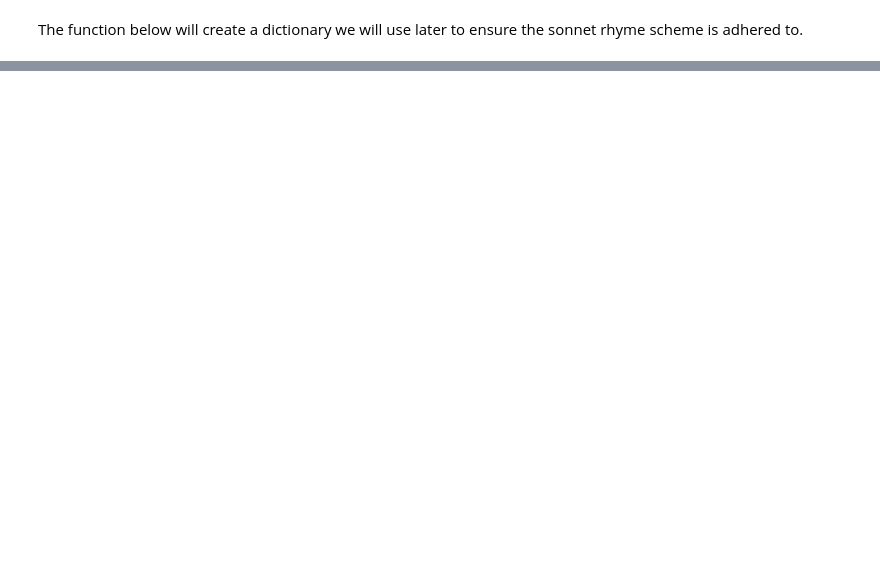
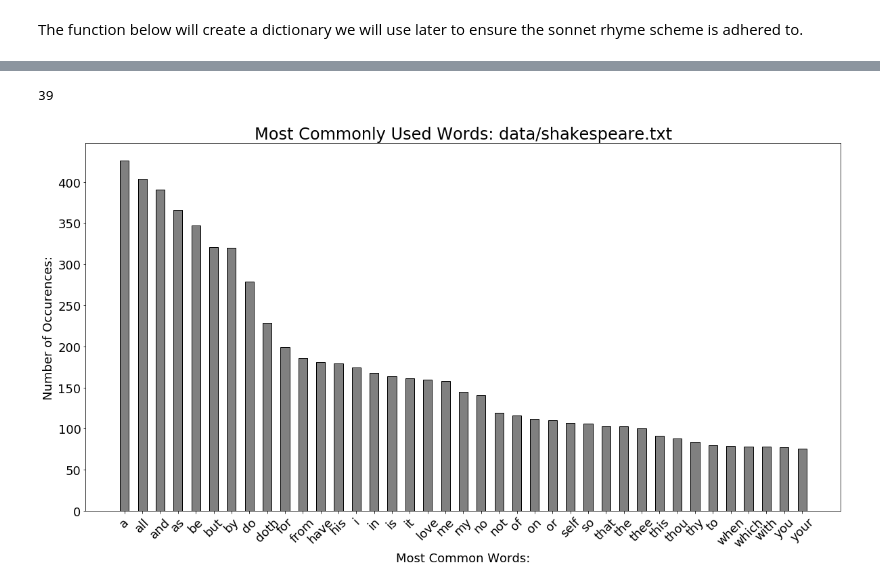
Before and after one commit to Baldins/Project3-155, a Jupyter notebook: HMM_SonnGen.ipynb, the cells around one changed output, grey strips where cells are left out. Drawn from its saved outputs; the diff is of its cells as text; code cells hidden in the pictures; blank space fills up the shorter version.

```diff
--- a/HMM_SonnGen.ipynb
+++ b/HMM_SonnGen.ipynb
@@ -52,10 +45,12 @@ for i in range(len(sonnets)):
 line_tokens = [] # tokens per line
 poem_tokens = [] # tokens per poem
 single_poem_tokens = []
+all_tokens = []
 for sonnet in sonnets:
     poem_tokens.append(single_poem_tokens)
     single_poem_tokens = []
     for line in sonnet:
         line_tokens.append(nltk.word_tokenize(line)) # this is all tokens in each line
         single_poem_tokens += nltk.word_tokenize(line)
+        words += nltk.word_tokenize(line)
 del(poem_tokens[0])
@@ -249,0 +262,29 @@ print(sonnet)
+# %%
+import numpy as np
+from matplotlib import pyplot as plt
+%matplotlib inline
+
+
+newPunct = "!#$%&()*+,./:';<=>?@[\]^_`{|}~"
+words = [x for x in words if x not in newPunct]
+data = sorted([(w, words.count(w)) for w in set(words)], key = lambda x:x[1], reverse=True)[:40]
+most_words = [x[0] for x in data]
+most_words = sorted(most_words)
+del(most_words[0]) # this was an 's'
+times_used = [int(x[1]) for x in data]
+del(times_used[0])
+# %%
+len(times_used)
+# %% [output]
+39
+# %%
+plt.figure(figsize=(20,10))
+plt.bar(most_words, height=times_used, color = 'grey', edgecolor = 'black',  width=.5)
+plt.xticks(rotation=45, fontsize=18)
+plt.yticks(rotation=0, fontsize=18)
+plt.xlabel('Most Common Words:', fontsize=18)
+plt.ylabel('Number of Occurences:', fontsize=18)
+plt.title('Most Commonly Used Words: %s' % ('data/shakespeare.txt'), fontsize=24)
+plt.show()
+# %% [output]
+[figure, added]
```
Also changed, not shown: parts of 17 cells of this notebook.
